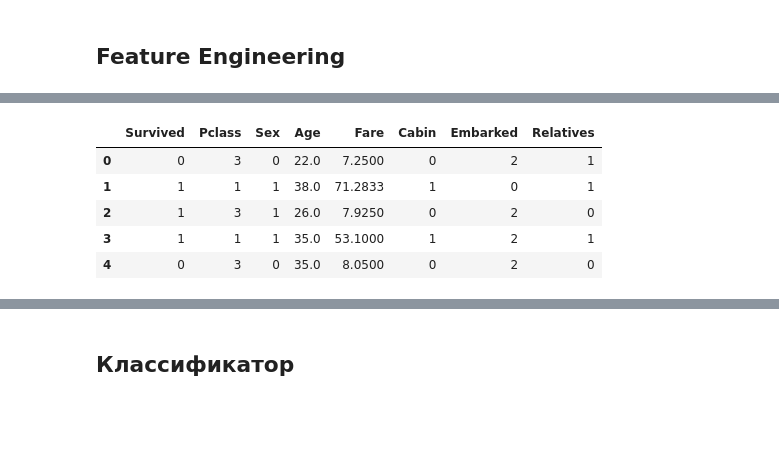
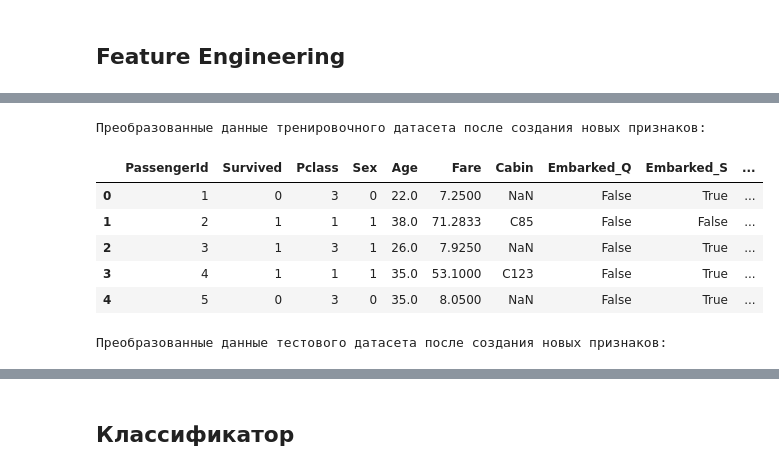
Before and after one commit to ChepelevAlexandr/spbu-python-course, a Jupyter notebook: project/Titanic_Dataset_Analysis.ipynb, the cells around one changed output, grey strips where cells are left out. Saved outputs shown, nothing was run; the diff lists cells and outputs as text; code cells hidden in the pictures; blank space fills up the shorter version.

```diff
--- a/project/Titanic_Dataset_Analysis.ipynb
+++ b/project/Titanic_Dataset_Analysis.ipynb
@@ -157,0 +197,15 @@ dtype: int64
+# %%
+# Преобразование пола в числовой формат
+train_data['Sex'] = train_data['Sex'].map({'male': 0, 'female': 1})
+test_data['Sex'] = test_data['Sex'].map({'male': 0, 'female': 1})
+
+# Преобразование порта посадки в числовой формат
+train_data = pd.get_dummies(train_data, columns=['Embarked'], drop_first=True)
+test_data = pd.get_dummies(test_data, columns=['Embarked'], drop_first=True)
+
+# Проверка преобразования
+print("Преобразованные данные тренировочного датасета:")
+display(train_data.head())
+
+print("Преобразованные данные тестового датасета:")
+display(test_data.head())
@@ -230,35 +298,51 @@ plt.show()
 # %%
+# Создание нового признака 'FamilySize'
+train_data['FamilySize'] = train_data['SibSp'] + train_data['Parch'] + 1
+test_data['FamilySize'] = test_data['SibSp'] + test_data['Parch'] + 1
 
-# Создаем новый признак 'Relatives', объединив 'SibSp' и 'Parch'
-train_data['Relatives'] = train_data['SibSp'] + train_data['Parch']
-test_data['Relatives'] = test_data['SibSp'] + test_data['Parch']
-train_data.drop(columns=['SibSp', 'Parch'], inplace=True)
-test_data.drop(columns=['SibSp', 'Parch'], inplace=True)
+# Создание нового признака 'IsAlone'
+train_data['IsAlone'] = train_data['FamilySize'].apply(lambda x: 1 if x == 1 else 0)
+test_data['IsAlone'] = test_data['FamilySize'].apply(lambda x: 1 if x == 1 else 0)
 
-# Удаляем только те столбцы, которые есть в датафрейме
-columns_to_drop = ['PassengerId', 'Name', 'Ticket']
+# Извлечение заголовков из имени
+train_data['Title'] = train_data['Name'].str.extract(' ([A-Za-z]+)\.', expand=False)
+test_data['Title'] = test_data['Name'].str.extract(' ([A-Za-z]+)\.', expand=False)
+
+# Группировка редких заголовков в категорию 'Rare'
+train_data['Title'] = train_data['Title'].replace(['Lady', 'Countess','Capt', 'Col','Don', 'Dr', 'Major', 'Rev', 'Sir', 'Jonkheer', 'Dona'], 'Rare')
+train_data['Title'] = train_data['Title'].replace('Mlle', 'Miss')
+train_data['Title'] = train_data['Title'].replace('Ms', 'Miss')
+train_data['Title'] = train_data['Title'].replace('Mme', 'Mrs')
+
+test_data['Title'] = test_data['Title'].replace(['Lady', 'Countess','Capt', 'Col','Don', 'Dr', 'Major', 'Rev', 'Sir', 'Jonkheer', 'Dona'], 'Rare')
+test_data['Title'] = test_data['Title'].replace('Mlle', 'Miss')
+test_data['Title'] = test_data['Title'].replace('Ms', 'Miss')
+test_data['Title'] = test_data['Title'].replace('Mme', 'Mrs')
+
+# Преобразование признака 'Title' в числовой формат
+title_mapping = {"Mr": 1, "Miss": 2, "Mrs": 3, "Master": 4, "Rare": 5}
+train_data['Title'] = train_data['Title'].map(title_mapping)
+test_data['Title'] = test_data['Title'].map(title_mapping)
+
+# Удаление признаков 'Name', 'Ticket', 'SibSp', 'Parch'
+columns_to_drop = ['Name', 'Ticket', 'SibSp', 'Parch']
 columns_in_data = [col for col in columns_to_drop if col in train_data.columns]
 columns_in_test_data = [col for col in columns_to_drop if col in test_data.columns]
 train_data.drop(columns_in_data, axis=1, inplace=True)
 test_data.drop(columns_in_test_data, axis=1, inplace=True)
 
-# Преобразуем 'Cabin' в бинарный признак, указывающий на наличие или отсутствие каюты
-train_data['Cabin'] = train_data['Cabin'].notnull().astype(int)
-test_data['Cabin'] = test_data['Cabin'].notnull().astype(int)
+# Проверка результатов преобразований
+print("Преобразованные данные тренировочного датасета после создания новых признаков:")
+display(train_data.head())
 
-# Преобразуем категориальные признаки 'Sex' и 'Embarked' в числовые значения
-train_data['Sex'] = train_data['Sex'].map({'male': 0, 'female': 1})
-train_data['Embarked'] = train_data['Embarked'].map({'C': 0, 'Q': 1, 'S': 2})
-test_data['Sex'] = test_data['Sex'].map({'male': 0, 'female': 1})
-test_data['Embarked'] = test_data['Embarked'].map({'C': 0, 'Q': 1, 'S': 2})
-
-# Проверим результаты преобразований
-display(train_data.head())
+print("Преобразованные данные тестового датасета после создания новых признаков:")
 display(test_data.head())
 # %% [output]
+Преобразованные данные тренировочного датасета после создания новых признаков:
-|  | Survived | Pclass | Sex | Age | Fare | Cabin | Embarked | Relatives |
-| 0 | 0 | 3 | 0 | 22.0 | 7.2500 | 0 | 2 | 1 |
-| 1 | 1 | 1 | 1 | 38.0 | 71.2833 | 1 | 0 | 1 |
-| 2 | 1 | 3 | 1 | 26.0 | 7.9250 | 0 | 2 | 0 |
-| 3 | 1 | 1 | 1 | 35.0 | 53.1000 | 1 | 2 | 1 |
-| 4 | 0 | 3 | 0 | 35.0 | 8.0500 | 0 | 2 | 0 |
+|  | PassengerId | Survived | Pclass | Sex | Age | Fare | Cabin | Embarked_Q | Embarked_S | ... |
+| 0 | 1 | 0 | 3 | 0 | 22.0 | 7.2500 | NaN | False | True | ... |
+| 1 | 2 | 1 | 1 | 1 | 38.0 | 71.2833 | C85 | False | False | ... |
+| 2 | 3 | 1 | 3 | 1 | 26.0 | 7.9250 | NaN | False | True | ... |
+| 3 | 4 | 1 | 1 | 1 | 35.0 | 53.1000 | C123 | False | True | ... |
+| 4 | 5 | 0 | 3 | 0 | 35.0 | 8.0500 | NaN | False | True | ... |
+Преобразованные данные тестового датасета после создания новых признаков:
```
Also changed, not shown: parts of 27 cells of this notebook.
